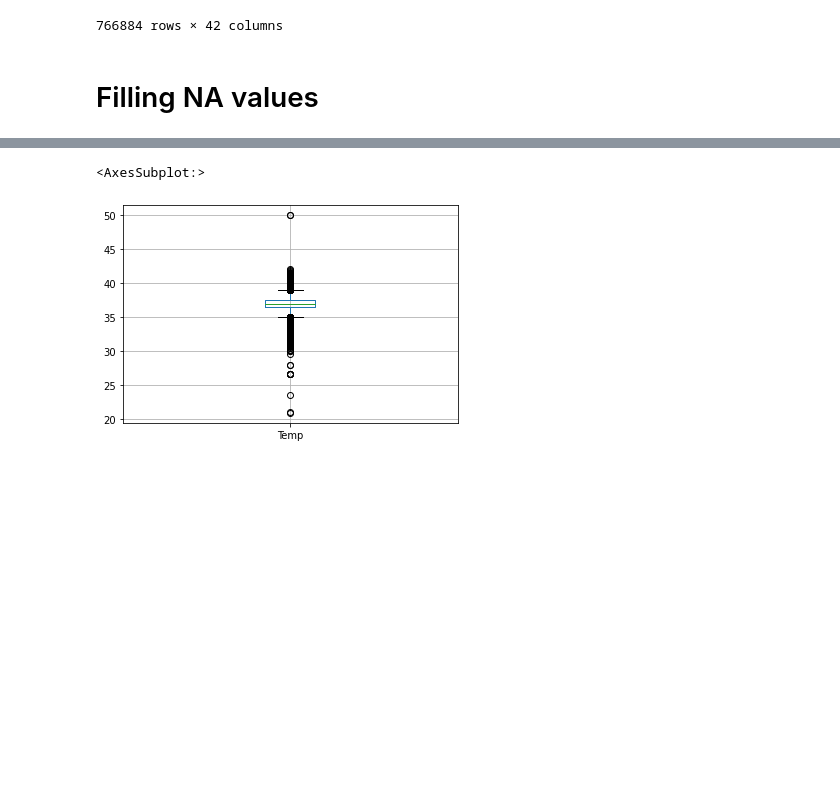
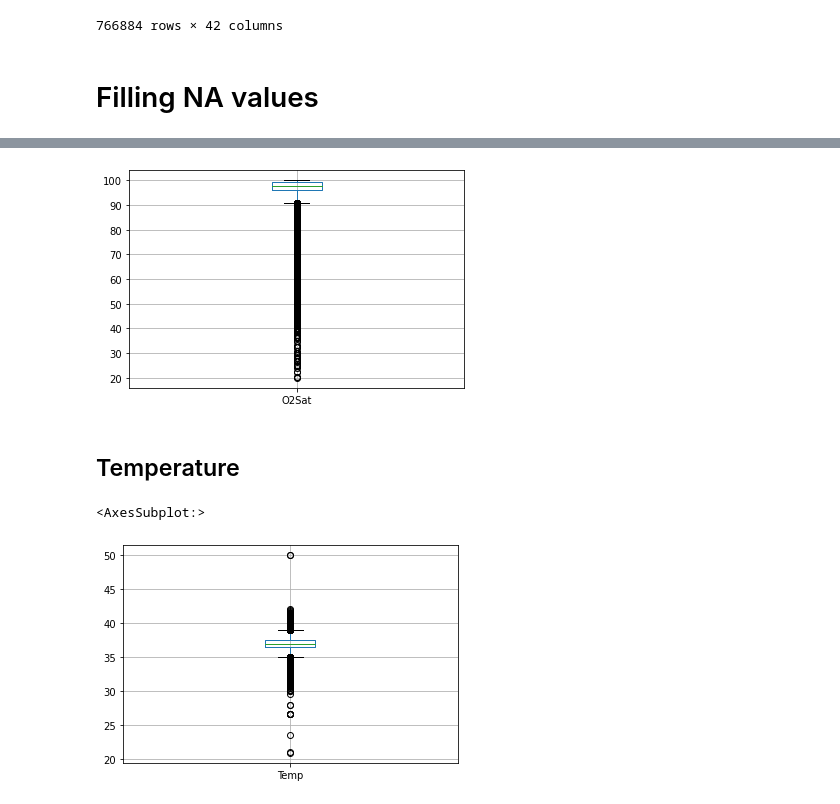
Before and after one commit to NaorHaba/Course-094295_hw1, a Jupyter notebook: EDA.ipynb, the cells around one changed output, grey strips where cells are left out. Saved outputs shown, nothing was run; the diff lists cells and outputs as text; code cells hidden in the pictures; blank space fills up the shorter version.

```diff
--- a/EDA.ipynb
+++ b/EDA.ipynb
@@ -93,3 +126,10 @@ t_df
+# %%
+# all values are "reasonable" - we just smooth
+t_df['O2Sat'] = fix_and_smooth(t_df, 'O2Sat')
+# %% [output]
+[figure, added]
+# %% [markdown]
+## Temperature
 # %%
 t_df[vital_signs].boxplot(column='Temp')
 # %% [output]
```
Also changed, not shown: parts of 50 cells of this notebook, 5 other files.
